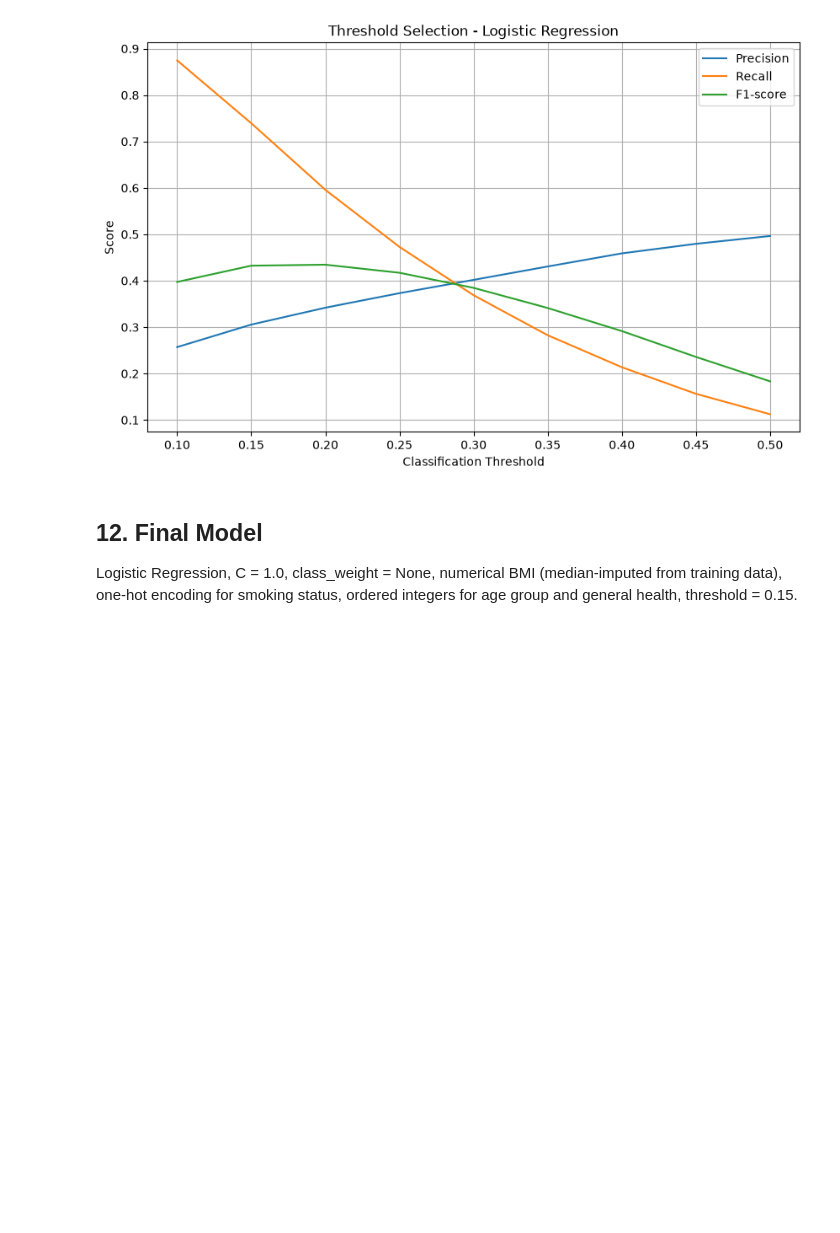
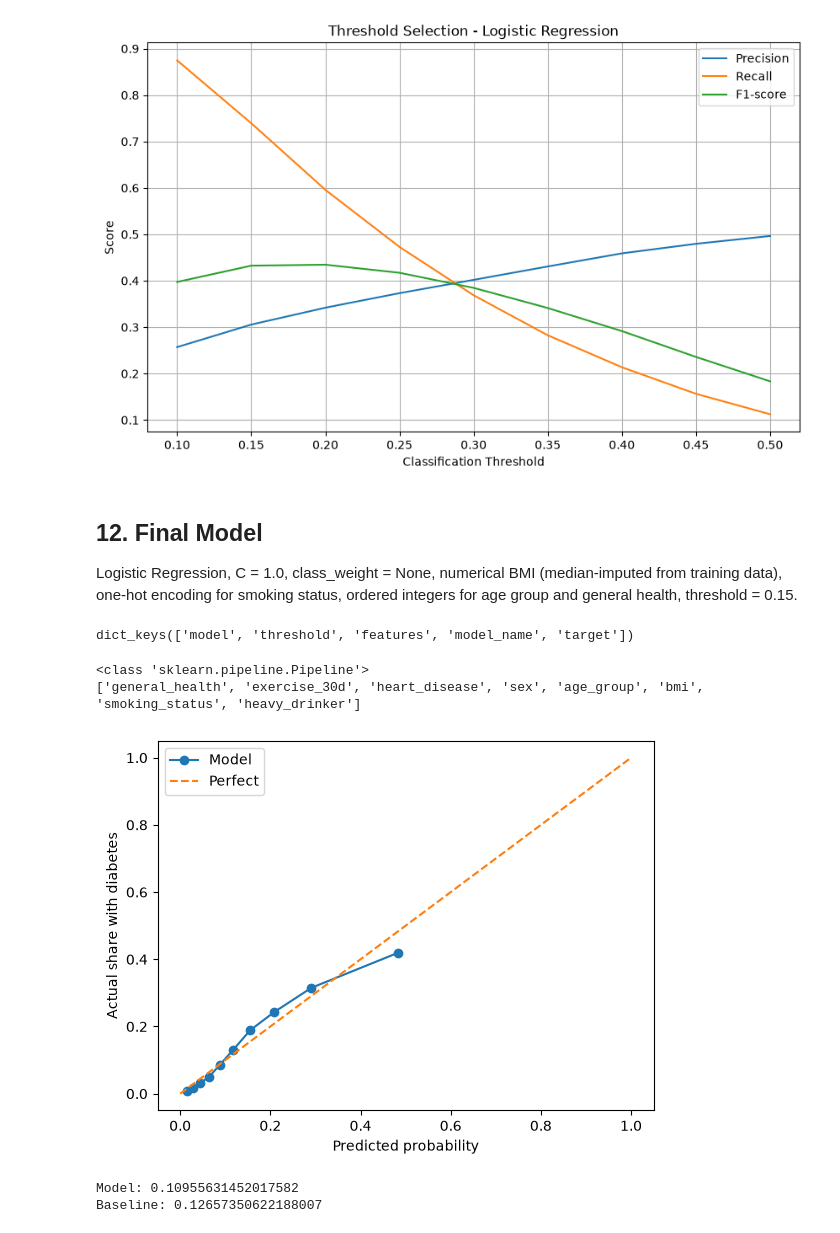
Before and after one commit to giftyhealthtech/diabetes-risk-prediction, a Jupyter notebook: diabetes_risk_model.ipynb, the cells around one changed output. Saved outputs shown, nothing was run; the diff lists cells and outputs as text; code cells hidden in the pictures; blank space fills up the shorter version.

Commit message:
Update API response, add calibration check and README sections

```diff
--- a/diabetes_risk_model.ipynb
+++ b/diabetes_risk_model.ipynb
@@ -1008,6 +1008,7 @@ train, val, test = split_dataset(df_final, "diabetic")
 
 X_train, y_train = train
 X_val, y_val = val
+X_test, y_test = test
 # %%
 
 preprocessor = ColumnTransformer(
@@ -1265,0 +1273,43 @@ Logistic Regression, C = 1.0, class_weight = None, numerical BMI (median-imputed
+# %%
+# load the best model trained on the training and validation data,
+# along with the preprocessor and feature names
+
+model_data = joblib.load("diabetes_model.joblib")
+print(model_data.keys())
+# %% [output]
+dict_keys(['model', 'threshold', 'features', 'model_name', 'target'])
+# %%
+model = model_data["model"]
+print(type(model))
+print(model_data["features"])
+# %% [output]
+<class 'sklearn.pipeline.Pipeline'>
+['general_health', 'exercise_30d', 'heart_disease', 'sex', 'age_group', 'bmi', 'smoking_status', 'heavy_drinker']
+# %%
+features = model_data["features"]
+probs = model.predict_proba(X_test[features])[:, 1]
+# %%
+# Generate the calibration curve and Brier score for the best model on the test set.
+
+frac_pos, mean_pred = calibration_curve(y_test, probs, n_bins=10, strategy="quantile")
+
+plt.plot(mean_pred, frac_pos, marker="o", label="Model")
+plt.plot([0, 1], [0, 1], linestyle="--", label="Perfect")
+plt.xlabel("Predicted probability")
+plt.ylabel("Actual share with diabetes")
+plt.legend()
+
+# save the calibration curve plot as a PNG file
+plt.savefig("calibration_curve.png", dpi=150, bbox_inches="tight")
+plt.show()
+# %% [output]
+[figure, added]
+# %%
+# compute the Brier score for the model and a baseline model
+# that predicts the mean probability of diabetes in the test set
+
+print("Model:", brier_score_loss(y_test, probs))
+print("Baseline:", brier_score_loss(y_test, np.full(len(y_test), y_test.mean())))
+# %% [output]
+Model: 0.10955631452017582
+Baseline: 0.12657350622188007
```
Also changed, not shown: parts of 2 cells of this notebook, 5 other files.
